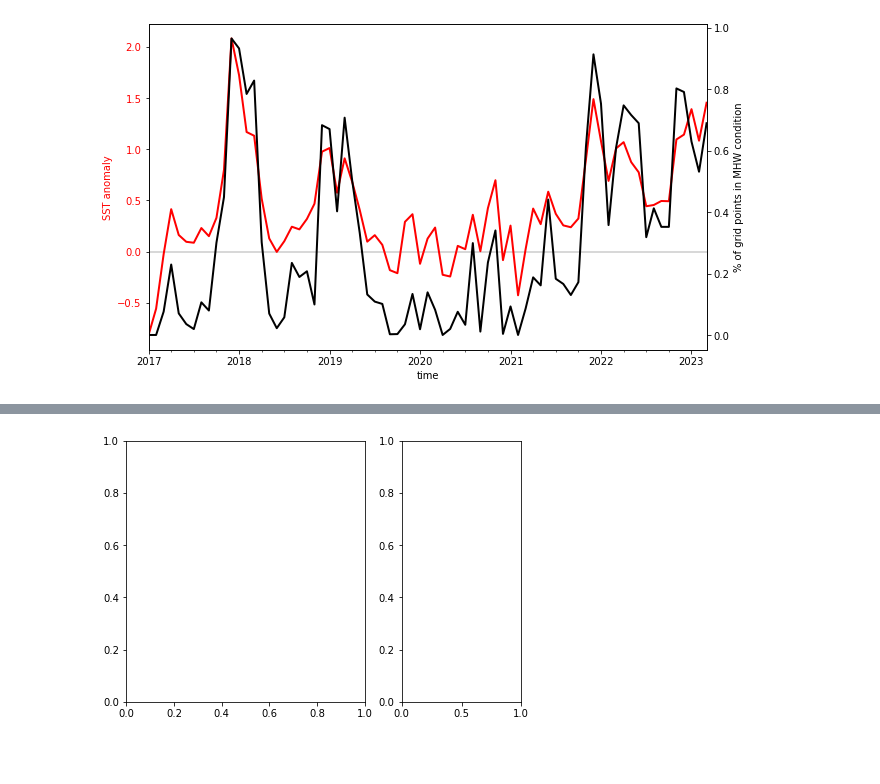
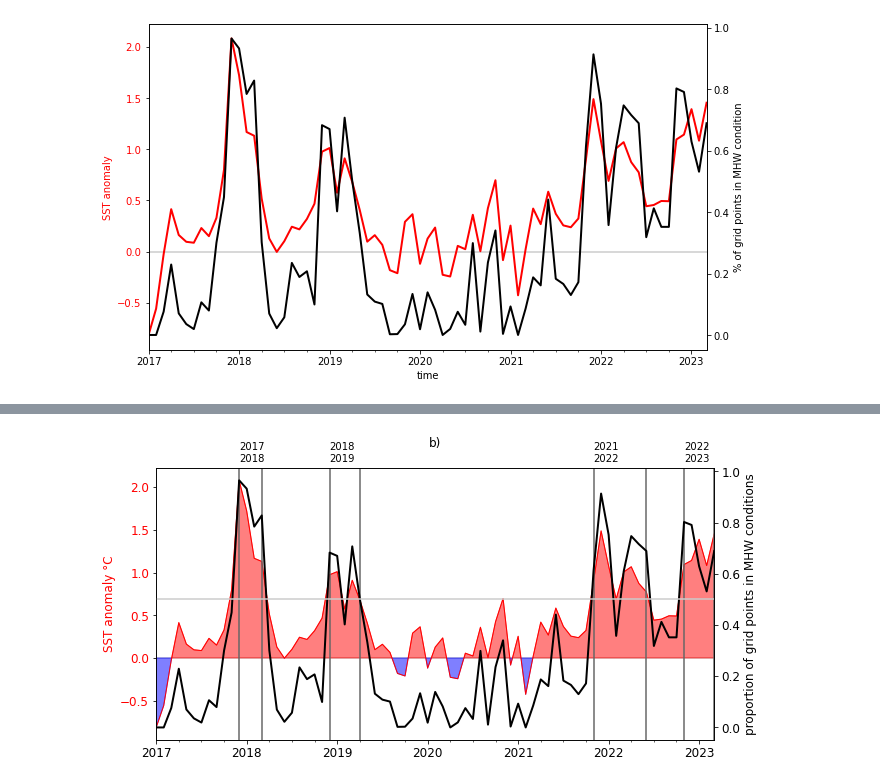
Before and after one commit to nicolasfauchereau/SST_forecasting, a Jupyter notebook: notebooks/read_forecasts_and_evaluate.ipynb, the cells around one changed output, grey strips where cells are left out. Saved outputs shown, nothing was run; the diff lists cells and outputs as text; code cells hidden in the pictures; blank space fills up the shorter version.

```diff
--- a/notebooks/read_forecasts_and_evaluate.ipynb
+++ b/notebooks/read_forecasts_and_evaluate.ipynb
@@ -366,5 +266,7 @@ Attributes: (0)
 # %%
 import geopandas as gpd
 # %%
-NZ_coastline = gpd.read_file('/home/nicolasf/data/shapefiles/NZ/NZpolygon/NZ_Polgon2.shp')
+NZ_coastline = gpd.read_file(
+    "/home/nicolasf/data/shapefiles/NZ/NZpolygon/NZ_Polgon2.shp"
+)
 # %%
@@ -481,7 +388,12 @@ MHW_record_df.plot()
 <AxesSubplot:xlabel='time'>
 [figure]
 # %%
-dset_obs_anoms = geo.make_mask_from_gpd(dset_obs_anoms, NZ_coastline_buffered.to_frame(name='geometry'), subset=False, domain_buffer=0.0)
+dset_obs_anoms = geo.make_mask_from_gpd(
+    dset_obs_anoms,
+    NZ_coastline_buffered.to_frame(name="geometry"),
+    subset=False,
+    domain_buffer=0.0,
+)
 # %%
 coastal_anoms = dset_obs_anoms.copy()
 # %%
@@ -529,5 +461,58 @@ df = coastal_anoms_df['sst_detrend']
+# %%
+MHW_id_start_and_stop = {}
+MHW_id_start_and_stop['2017-2018'] = ['2017-12-01','2018-03-01']
+MHW_id_start_and_stop['2018-2019'] = ['2018-12-01','2019-04-01']
+MHW_id_start_and_stop['2021-2022'] = ['2021-11-01','2022-06-01']
+MHW_id_start_and_stop['2022-2023'] = ['2022-11-01','2023-03-01']
+# %%
+df = coastal_anoms_df.loc[:,f'{varname}_detrend']
 # %%
-fig, axs = plt.subplot_mosaic([['a', 'a', 'b']],
-                              layout='constrained', figsize=())
+f, ax = plt.subplots(figsize=(10, 5))
+
+coastal_anoms_df[f"{varname}_detrend"].plot(ax=ax, color="r", lw=1)
+
+ax.fill_between(
+    df.index, 0, df.values, df.values > 0, interpolate=True, color="r", alpha=0.5
+)
+ax.fill_between(
+    df.index, 0, df.values, df.values <= 0, interpolate=True, color="b", alpha=0.5
+)
+
+ax.tick_params(axis="y", labelcolor="r")
+
+ax.set_ylabel("SST anomaly \u00B0C", color="r", fontsize=12)
+
+[l.set_fontsize(12) for l in ax.get_xticklabels()]
+[l.set_fontsize(12) for l in ax.get_yticklabels()]
+
+ax.axhline(0, color="0.8", zorder=-1)
+
+ax2 = ax.twinx()
+
+MHW_record_df.plot(ax=ax2, color="k", lw=2)
+
+ax2.tick_params(axis="y", labelcolor="k")
+
+ax2.set_ylabel("proportion of grid points in MHW conditions", fontsize=12)
+
+ax2.axhline(0.5, color="0.8")
+
+ax.set_title("b)\n")
+
+ax.set_xlabel("")
+
+[l.set_fontsize(12) for l in ax2.get_xticklabels()]
+[l.set_fontsize(12) for l in ax2.get_yticklabels()]
+
+
+for k in MHW_id_start_and_stop.keys():
+
+    ax.axvline(x=MHW_id_start_and_stop[k][0], color='0.4')
+    ax.axvline(x=MHW_id_start_and_stop[k][1], color='0.4')
+
+    ax.text(MHW_id_start_and_stop[k][0], 2.3, "\n".join(k.split('-')), ha='left')
+
+f.savefig('../figures/verification/SST/time-series_coastal_SST_MHW_conditions.png', **fig_kwargs)
+f.savefig('../figures/verification/SST/time-series_coastal_SST_MHW_conditions.pdf', **fig_kwargs)
 # %% [output]
-[figure, old version]
+[figure, new version]
```
Also changed, not shown: parts of 70 cells of this notebook, 1 other file.
